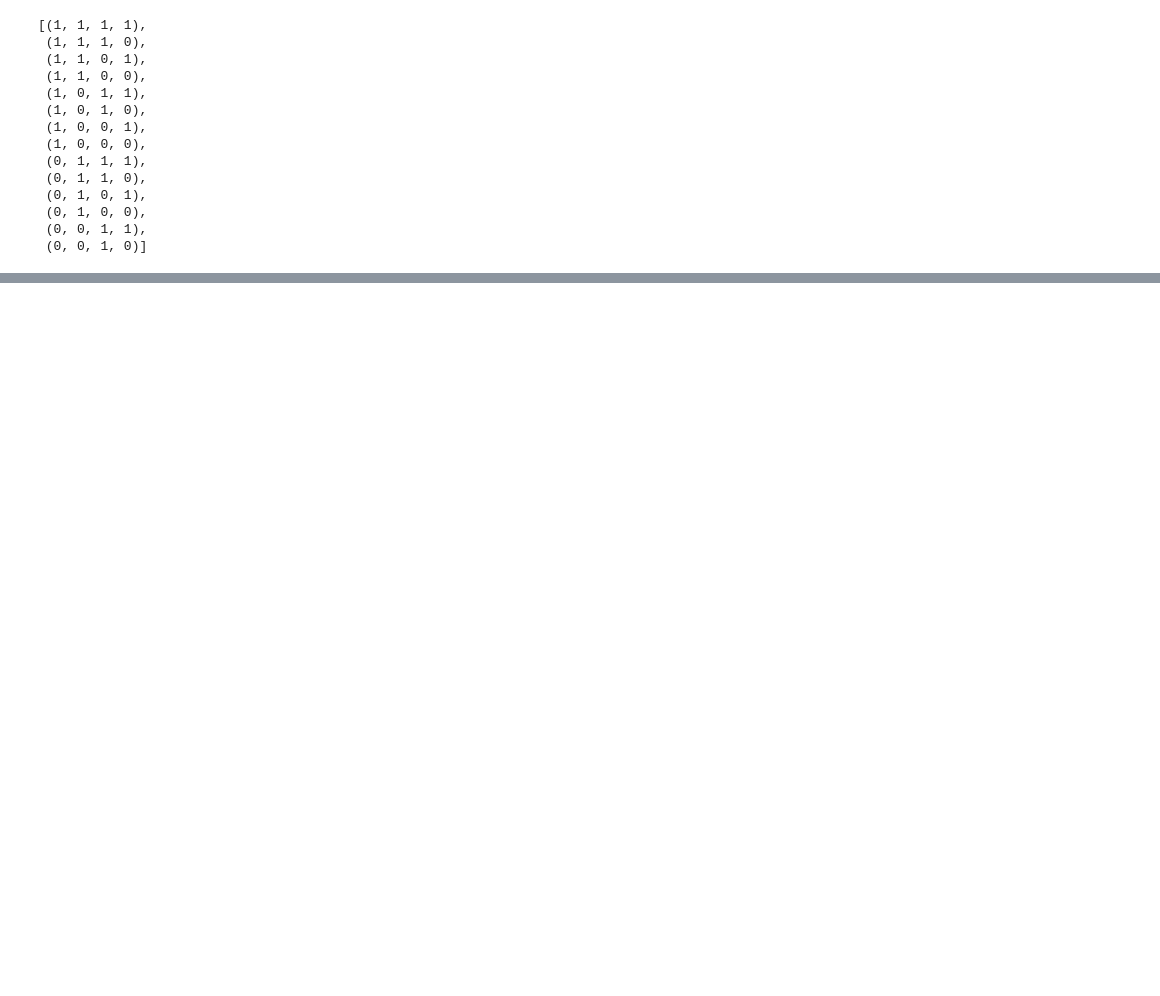
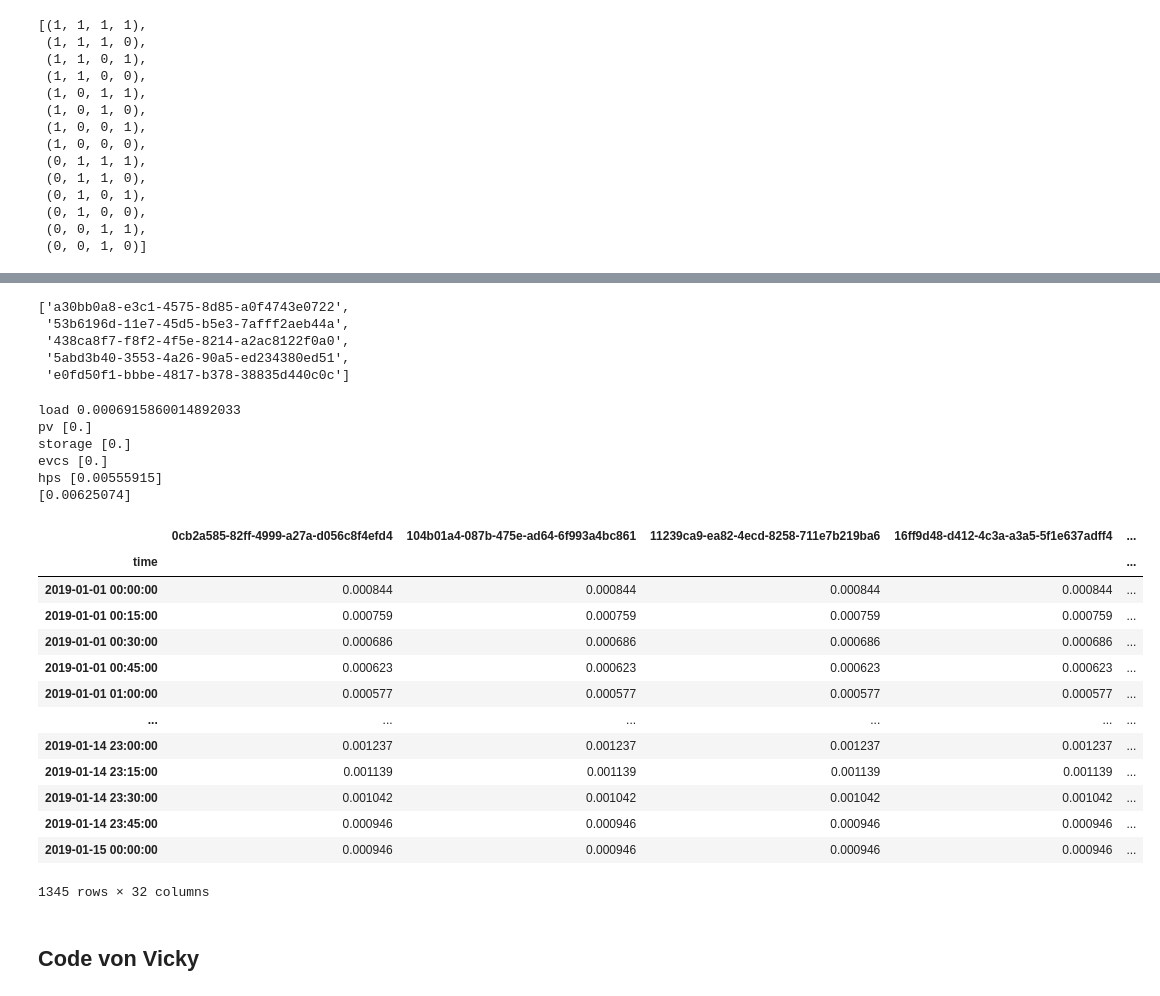
Before and after one commit to ie3-institute/pypsdm, a Jupyter notebook: pypsdm/analysis/concurrency.ipynb, the cells around one changed output, grey strips where cells are left out. Drawn from its saved outputs; the diff is of its cells as text; code cells hidden in the pictures; blank space fills up the shorter version.

```diff
--- a/pypsdm/analysis/concurrency.ipynb
+++ b/pypsdm/analysis/concurrency.ipynb
@@ -916,0 +695,58 @@ success = True
+# %%
+gwr.grid.participants.ems.connected_assets.get('32bdf883-bf93-41d4-8df0-341c643c0dde')
+# %% [output]
+['a30bb0a8-e3c1-4575-8d85-a0f4743e0722',
+ '53b6196d-11e7-45d5-b5e3-7afff2aeb44a',
+ '438ca8f7-f8f2-4f5e-8214-a2ac8122f0a0',
+ '5abd3b40-3553-4a26-90a5-ed234380ed51',
+ 'e0fd50f1-bbbe-4817-b378-38835d440c0c']
+# %%
+testdf=gwr.results.participants.loads.get('a30bb0a8-e3c1-4575-8d85-a0f4743e0722').p
+profile_row = datetime(2019,1,9,0,30)
+load=testdf[profile_row]
+print('load ' + load.__str__())
+
+testdf=gwr.results.participants.pvs.get('53b6196d-11e7-45d5-b5e3-7afff2aeb44a')
+pvs=testdf[profile_row].p.values
+
+print('pv ' + pvs.__str__())
+
+
+testdf=gwr.results.participants.storages.get('438ca8f7-f8f2-4f5e-8214-a2ac8122f0a0')
+print('storage ' + testdf[profile_row].p.values.__str__())
+
+testdf=gwr.results.participants.evcs.get('5abd3b40-3553-4a26-90a5-ed234380ed51')
+print('evcs ' + testdf[profile_row].p.values.__str__())
+
+testdf=gwr.results.participants.hps.get('e0fd50f1-bbbe-4817-b378-38835d440c0c')
+hps = testdf[profile_row].p.values
+print('hps ' + hps.__str__())
+
+summe = load + hps
+print(summe)
+# %% [output]
+load 0.0006915860014892033
+pv [0.]
+storage [0.]
+evcs [0.]
+hps [0.00555915]
+[0.00625074]
+# %%
+gwr.results.participants.loads.get()
+# %% [output]
+|  | 0cb2a585-82ff-4999-a27a-d056c8f4efd4 | 104b01a4-087b-475e-ad64-6f993a4bc861 | 11239ca9-ea82-4ecd-8258-711e7b219ba6 | 16ff9d48-d412-4c3a-a3a5-5f1e637adff4 | ... |
+| time |  |  |  |  | ... |
+| 2019-01-01 00:00:00 | 0.000844 | 0.000844 | 0.000844 | 0.000844 | ... |
+| 2019-01-01 00:15:00 | 0.000759 | 0.000759 | 0.000759 | 0.000759 | ... |
+| 2019-01-01 00:30:00 | 0.000686 | 0.000686 | 0.000686 | 0.000686 | ... |
+| 2019-01-01 00:45:00 | 0.000623 | 0.000623 | 0.000623 | 0.000623 | ... |
+| 2019-01-01 01:00:00 | 0.000577 | 0.000577 | 0.000577 | 0.000577 | ... |
+| ... | ... | ... | ... | ... | ... |
+| 2019-01-14 23:00:00 | 0.001237 | 0.001237 | 0.001237 | 0.001237 | ... |
+| 2019-01-14 23:15:00 | 0.001139 | 0.001139 | 0.001139 | 0.001139 | ... |
+| 2019-01-14 23:30:00 | 0.001042 | 0.001042 | 0.001042 | 0.001042 | ... |
+| 2019-01-14 23:45:00 | 0.000946 | 0.000946 | 0.000946 | 0.000946 | ... |
+| 2019-01-15 00:00:00 | 0.000946 | 0.000946 | 0.000946 | 0.000946 | ... |
+1345 rows × 32 columns
+# %% [markdown]
+## Code von Vicky
```
Also changed, not shown: parts of 39 cells of this notebook, 1 other file.
